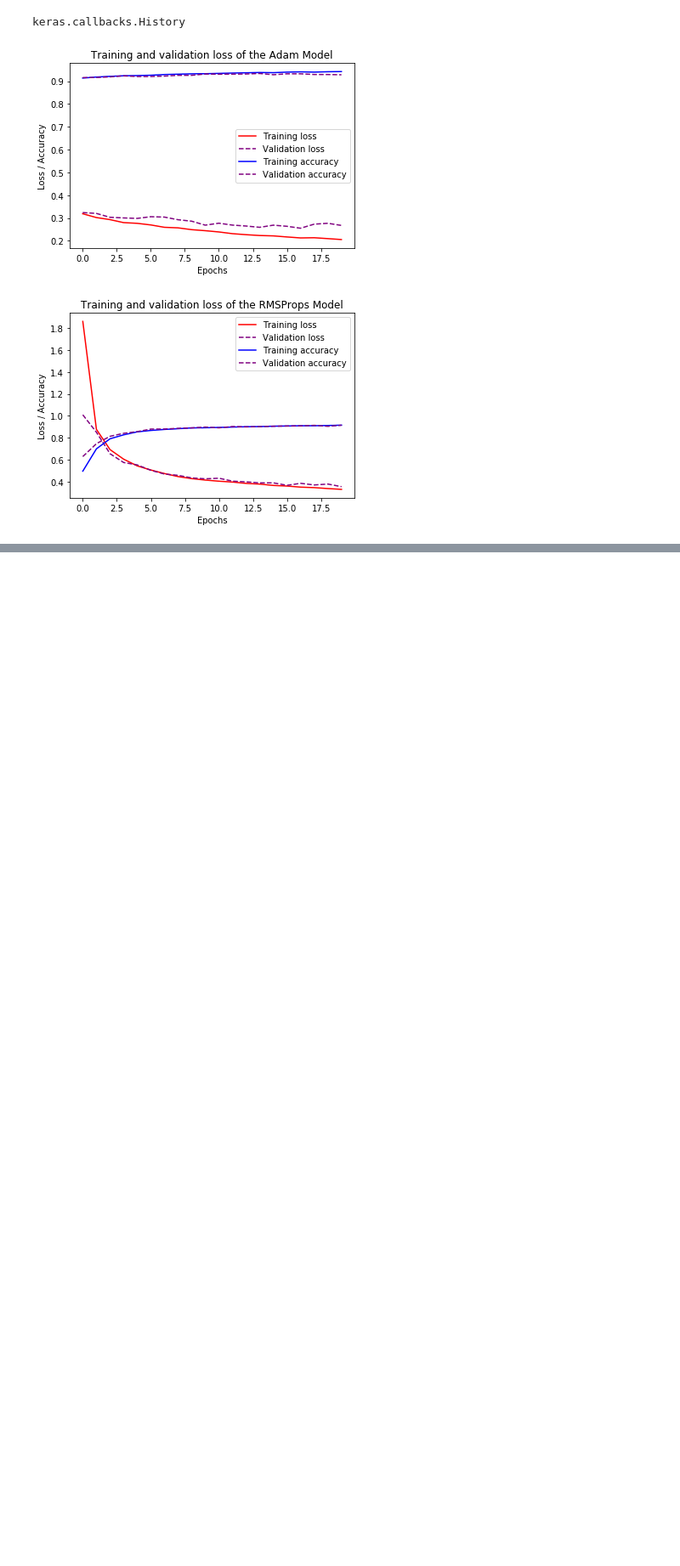
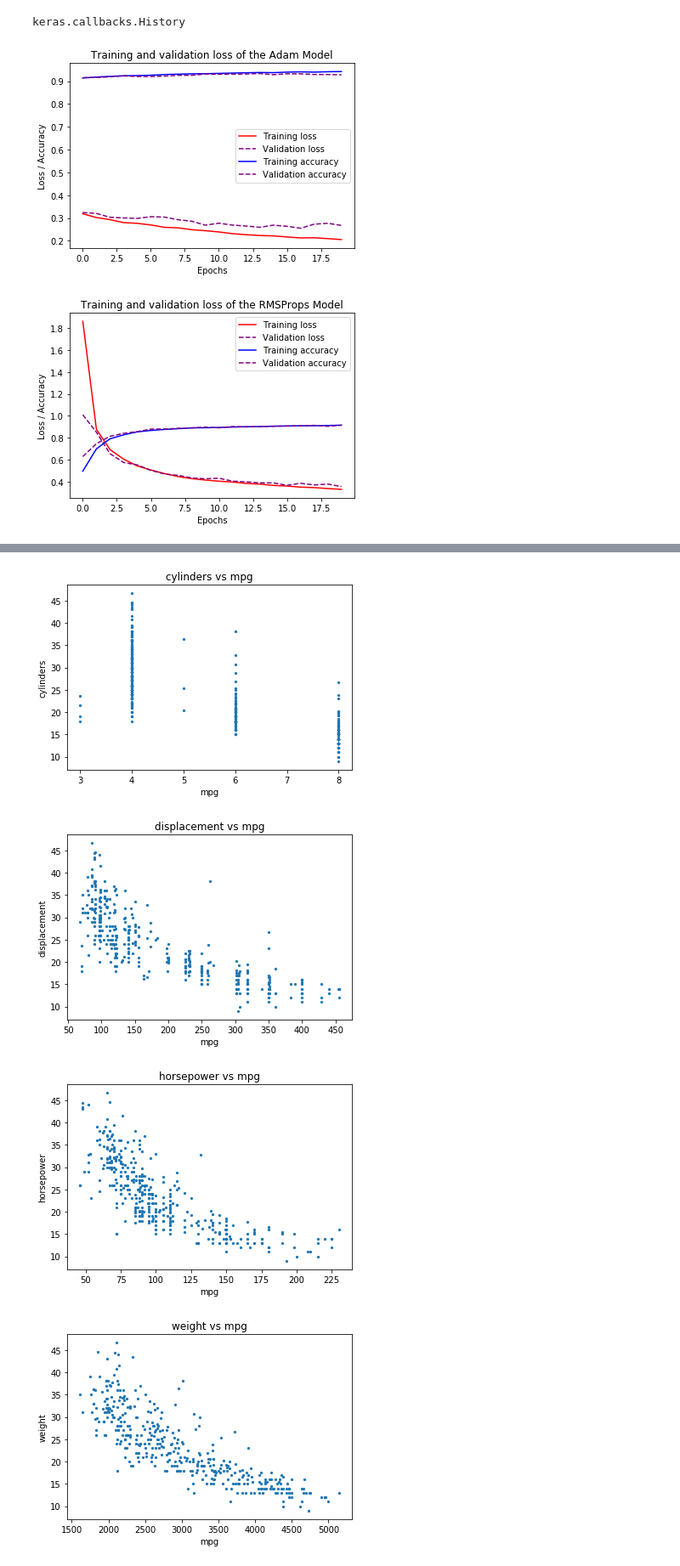
Before and after one commit to Orthologues/DM873-DeepLearning, a Jupyter notebook: exercises.ipynb, the cells around one changed output, grey strips where cells are left out. Shown: that part at 85% size. Cells and saved outputs as stored; diff of their text form; code cells hidden in the pictures; blank space fills up the shorter version.

```diff
--- a/exercises.ipynb
+++ b/exercises.ipynb
@@ -159,0 +224,4 @@ plot_training(rmsprop_train_history, "of the RMSProps Model")
+# %%
+df.drop(df[~df['horsepower'].str.match("^[0-9]")].index, inplace=True) # axis=0: drop rows
+# %%
+df['horsepower'] = df['horsepower'].astype(float)
@@ -159,0 +253,2 @@ plot_training(rmsprop_train_history, "of the RMSProps Model")
+# %%
+df.drop('name', axis=1, inplace=True)
@@ -159,0 +261,17 @@ plot_training(rmsprop_train_history, "of the RMSProps Model")
+# %%
+numerical_predictors = list(df.columns[df.columns!="mpg"])
+# %%
+y_col = "mpg"
+
+for predictor in numerical_predictors:
+    ax = plt.gca()
+    ax.scatter(df[predictor], df[y_col], s=5)
+    ax.set_xlabel(y_col)
+    ax.set_ylabel(predictor)
+    ax.set_title(f"{predictor} vs {y_col}")
+    plt.show()
+# %% [output]
+[figure, added]
+[figure, added]
+[figure, added]
+[figure, added]
```
Also changed, not shown: parts of 47 cells of this notebook, 2 other files.
